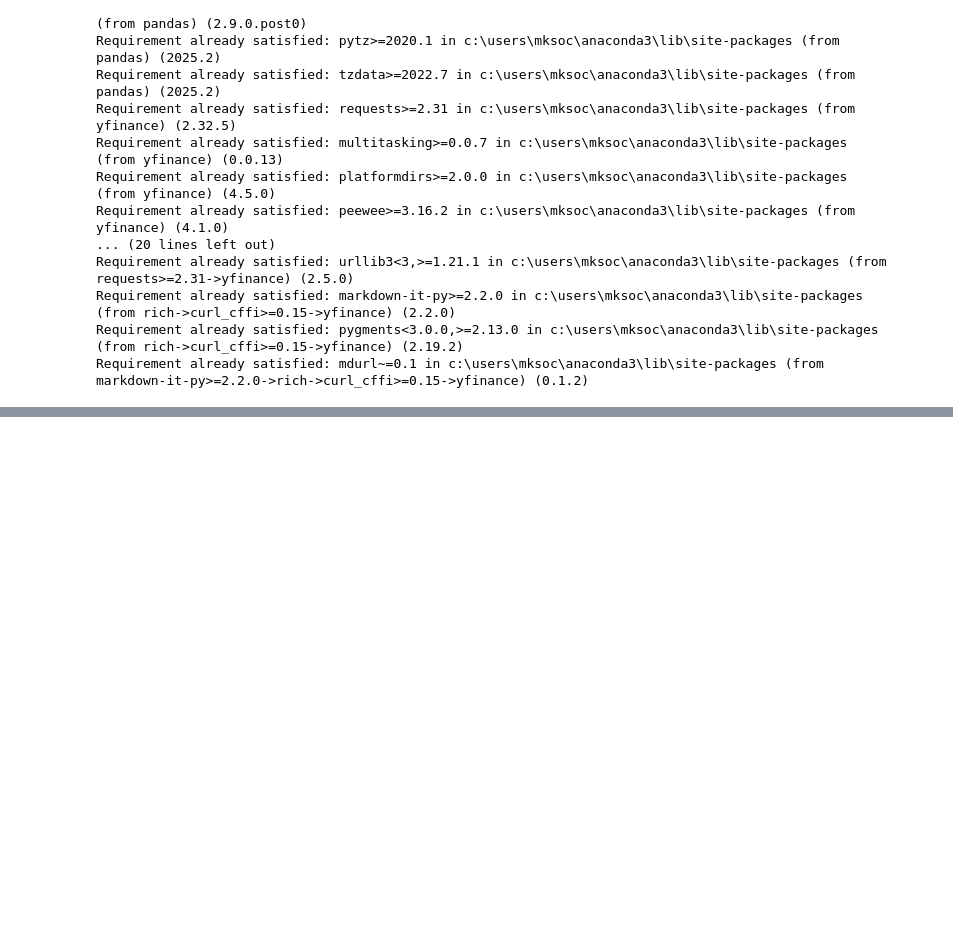
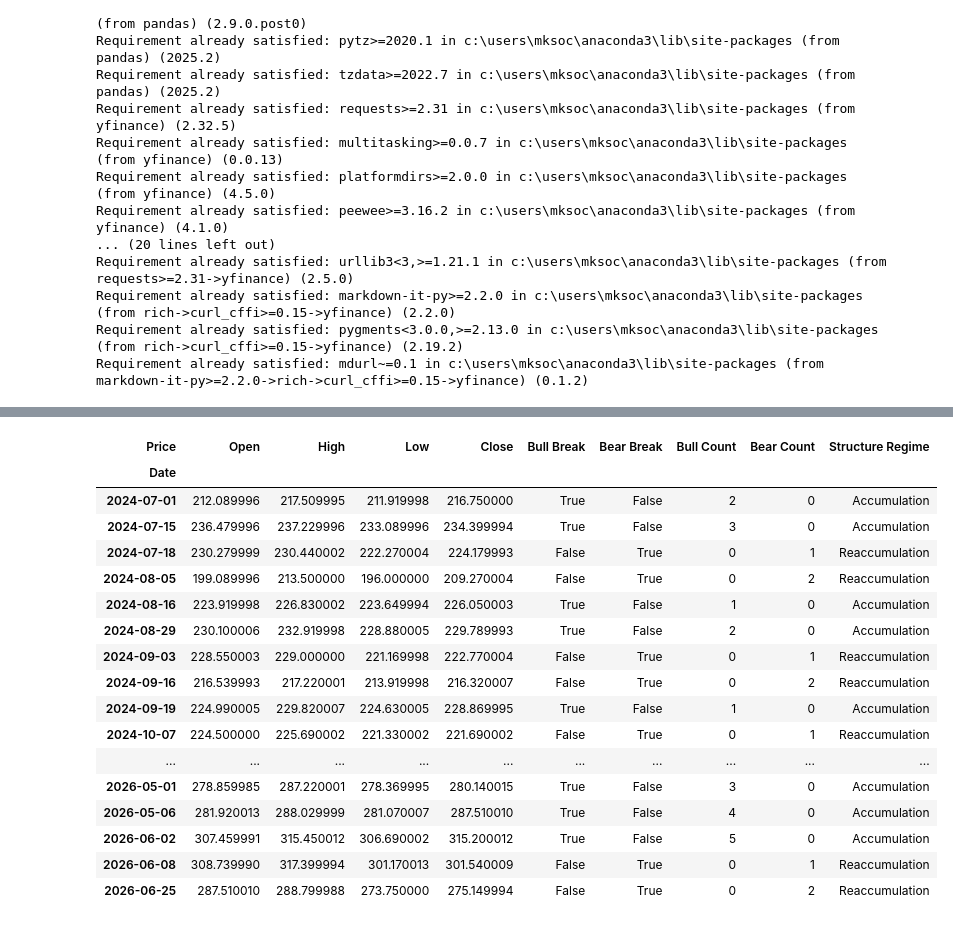
Before and after one commit to michellelclaw-svg/Secure-Algorithmic-Trading-Platform-, a Jupyter notebook: MIKESnotebooks/strategy_research.ipynb, the cells around one changed output, grey strips where cells are left out. Cells and saved outputs as stored; diff of their text form; code cells hidden in the pictures; blank space fills up the shorter version.

```diff
--- a/MIKESnotebooks/strategy_research.ipynb
+++ b/MIKESnotebooks/strategy_research.ipynb
@@ -482,0 +892,33 @@ test_10 = ["VSH", "NOK", "STX", "SNDK", "META", "MCHP", "WDC", "AVGO", "WOLF", "
+# %%
+daily = download_daily_data("AAPL")
+
+daily_structure = add_confirmed_structure(daily)
+daily_structure = classify_structure_regime(daily_structure)
+
+daily_structure[
+    daily_structure["Bull Break"] | daily_structure["Bear Break"]
+][[
+    "Open", "High", "Low", "Close",
+    "Bull Break", "Bear Break",
+    "Bull Count", "Bear Count",
+    "Structure Regime"
+]].tail(50)
+# %% [output]
+| Price | Open | High | Low | Close | Bull Break | Bear Break | Bull Count | Bear Count | Structure Regime |
+| Date |  |  |  |  |  |  |  |  |  |
+| 2024-07-01 | 212.089996 | 217.509995 | 211.919998 | 216.750000 | True | False | 2 | 0 | Accumulation |
+| 2024-07-15 | 236.479996 | 237.229996 | 233.089996 | 234.399994 | True | False | 3 | 0 | Accumulation |
+| 2024-07-18 | 230.279999 | 230.440002 | 222.270004 | 224.179993 | False | True | 0 | 1 | Reaccumulation |
+| 2024-08-05 | 199.089996 | 213.500000 | 196.000000 | 209.270004 | False | True | 0 | 2 | Reaccumulation |
+| 2024-08-16 | 223.919998 | 226.830002 | 223.649994 | 226.050003 | True | False | 1 | 0 | Accumulation |
+| 2024-08-29 | 230.100006 | 232.919998 | 228.880005 | 229.789993 | True | False | 2 | 0 | Accumulation |
+| 2024-09-03 | 228.550003 | 229.000000 | 221.169998 | 222.770004 | False | True | 0 | 1 | Reaccumulation |
+| 2024-09-16 | 216.539993 | 217.220001 | 213.919998 | 216.320007 | False | True | 0 | 2 | Reaccumulation |
+| 2024-09-19 | 224.990005 | 229.820007 | 224.630005 | 228.869995 | True | False | 1 | 0 | Accumulation |
+| 2024-10-07 | 224.500000 | 225.690002 | 221.330002 | 221.690002 | False | True | 0 | 1 | Reaccumulation |
+| ... | ... | ... | ... | ... | ... | ... | ... | ... | ... |
+| 2026-05-01 | 278.859985 | 287.220001 | 278.369995 | 280.140015 | True | False | 3 | 0 | Accumulation |
+| 2026-05-06 | 281.920013 | 288.029999 | 281.070007 | 287.510010 | True | False | 4 | 0 | Accumulation |
+| 2026-06-02 | 307.459991 | 315.450012 | 306.690002 | 315.200012 | True | False | 5 | 0 | Accumulation |
+| 2026-06-08 | 308.739990 | 317.399994 | 301.170013 | 301.540009 | False | True | 0 | 1 | Reaccumulation |
+| 2026-06-25 | 287.510010 | 288.799988 | 273.750000 | 275.149994 | False | True | 0 | 2 | Reaccumulation |
```
Also changed, not shown: parts of 40 cells of this notebook.
